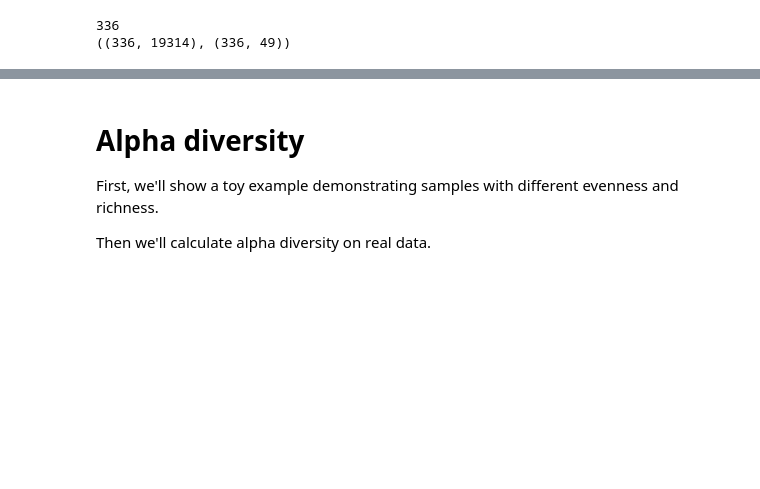
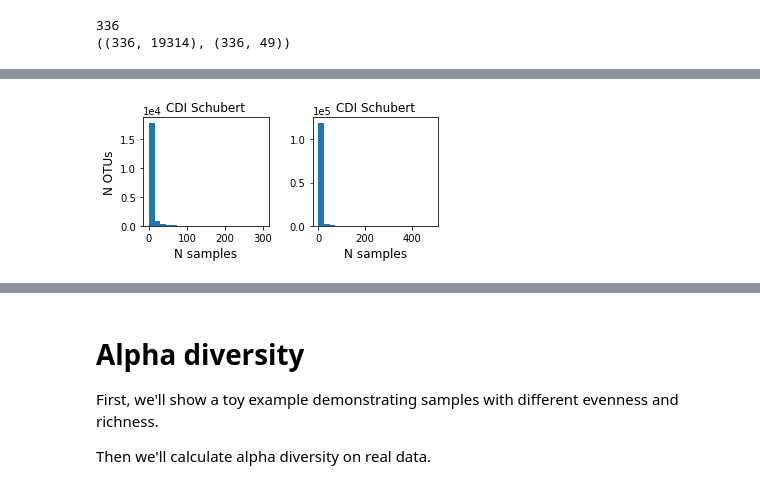
Before and after one commit to cduvallet/mbiome-data-viz, a Jupyter notebook: code/basic_microbiome_analyses.ipynb, the cells around one changed output, grey strips where cells are left out. Saved outputs shown, nothing was run; the diff lists cells and outputs as text; code cells hidden in the pictures; blank space fills up the shorter version.

```diff
--- a/code/basic_microbiome_analyses.ipynb
+++ b/code/basic_microbiome_analyses.ipynb
@@ -86,0 +138,20 @@ print(df.shape, meta.shape)
+# %%
+# OTUs distribution - before removing OTUs with few reads
+fig, ax = plt.subplots(1, 2, figsize=(5, 2.5))
+
+a = ax[0]
+a.ticklabel_format(axis='y', style='sci', scilimits=(0,0))
+a.hist((df > 0).sum(), bins=20)
+a.set_xlabel('N samples', fontsize='large')
+a.set_ylabel('N OTUs', fontsize='large')
+a.set_title('CDI Schubert')
+
+a = ax[1]
+a.ticklabel_format(axis='y', style='sci', scilimits=(0,0))
+a.hist((df_baxt > 0).sum(), bins=20)
+a.set_xlabel('N samples', fontsize='large')
+a.set_title('CDI Schubert')
+
+fig.tight_layout()
+# %% [output]
+[figure, added]
```
Also changed, not shown: parts of 6 cells of this notebook, 2 other files.
